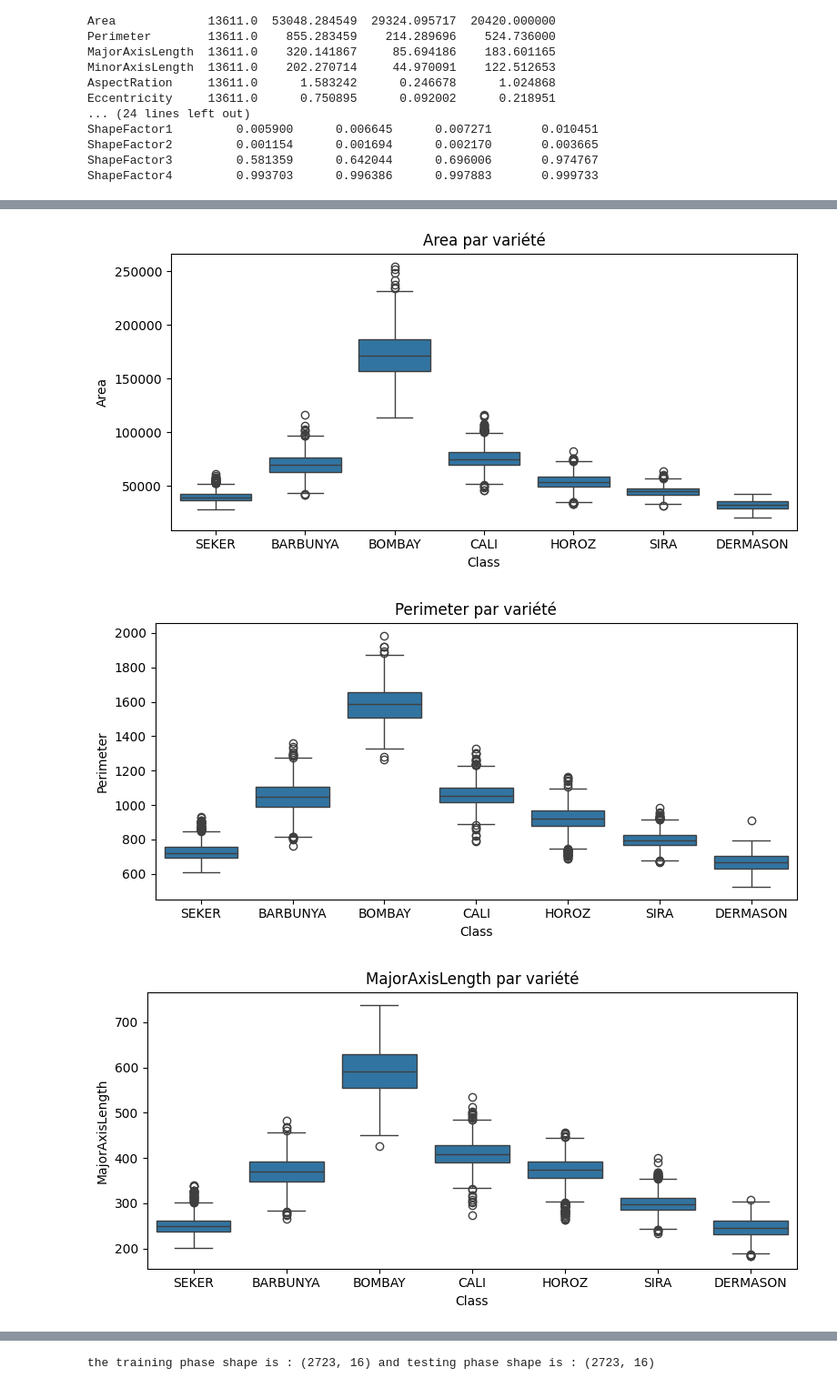
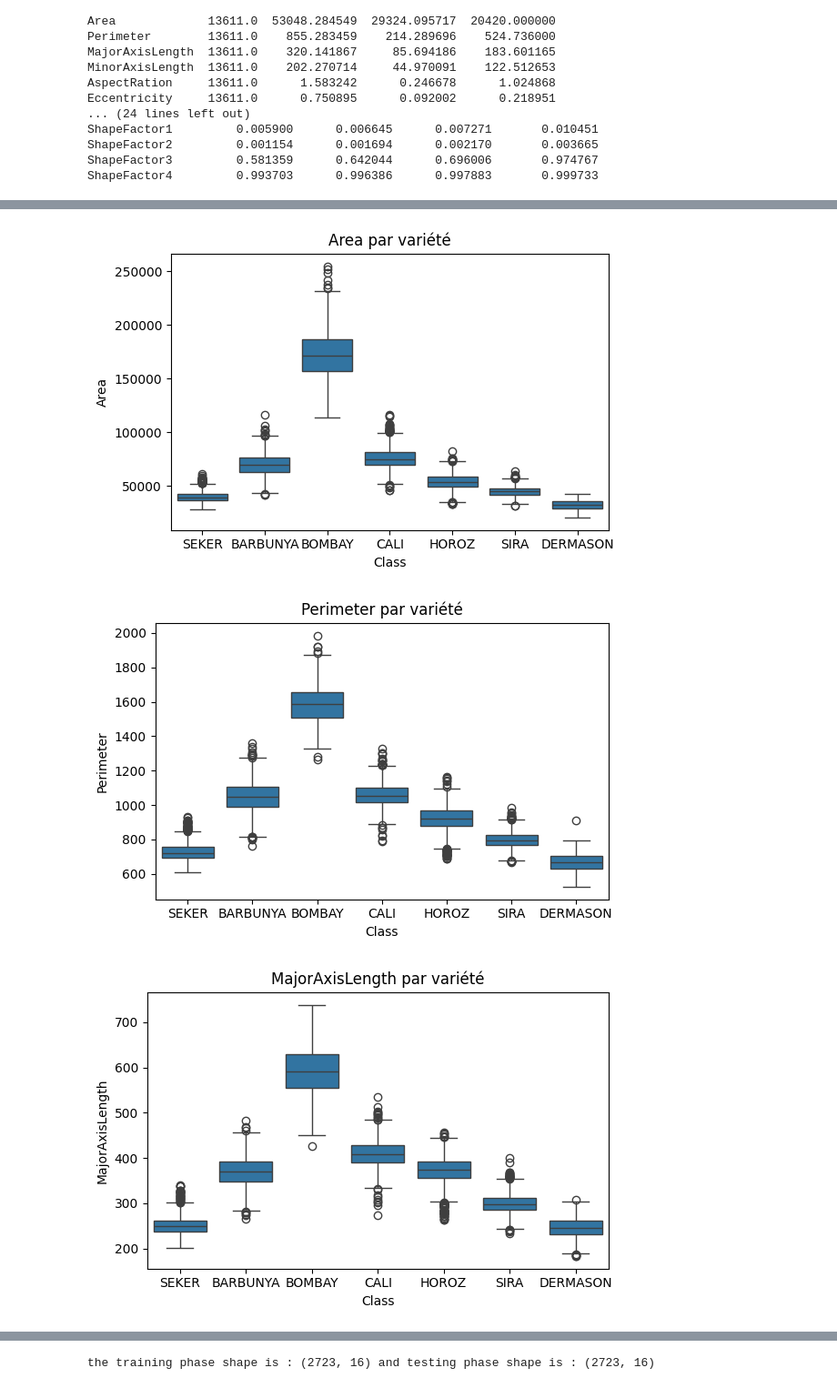
Before and after one commit to yahyasafadi/projet_machine_learning, a Jupyter notebook: Logistic_regression/regression_logistique.ipynb, the cells around one changed output, grey strips where cells are left out. Shown at 91% size. Drawn from its saved outputs; the diff is of its cells as text; code cells hidden in the pictures.

```diff
--- a/Logistic_regression/regression_logistique.ipynb
+++ b/Logistic_regression/regression_logistique.ipynb
@@ -48,11 +76,11 @@ ShapeFactor4         0.993703      0.996386      0.997883       0.999733
 # %%
 for col in ["Area", "Perimeter", "MajorAxisLength", "roundness"]:
-    plt.figure(figsize=(8, 4))
+    plt.figure(figsize=(6, 4))
     sns.boxplot(data=df, x="Class", y=col)
     plt.title(f"{col} par variété")
     plt.tight_layout()
     plt.show()
 # %% [output]
-[figure, old version]
+[figure, new version]
-[figure, old version]
+[figure, new version]
-[figure, old version]
+[figure, new version]
```
Also changed, not shown: parts of 17 cells of this notebook.
